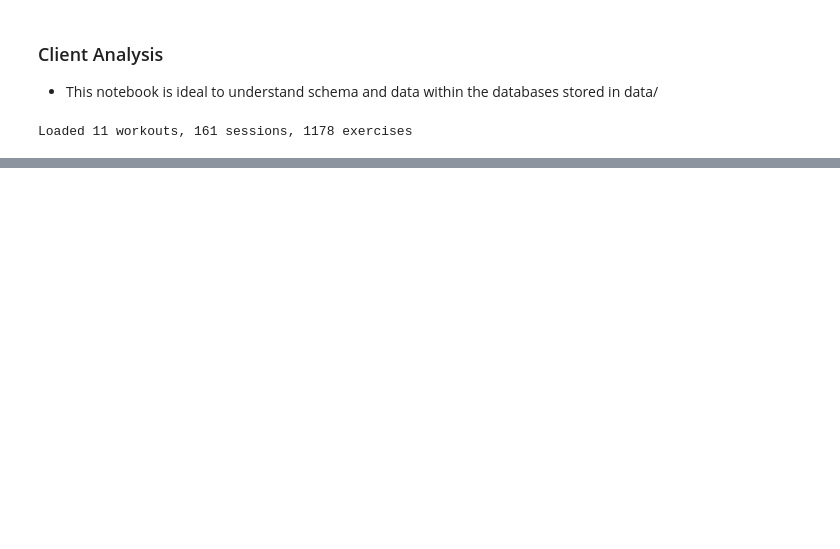
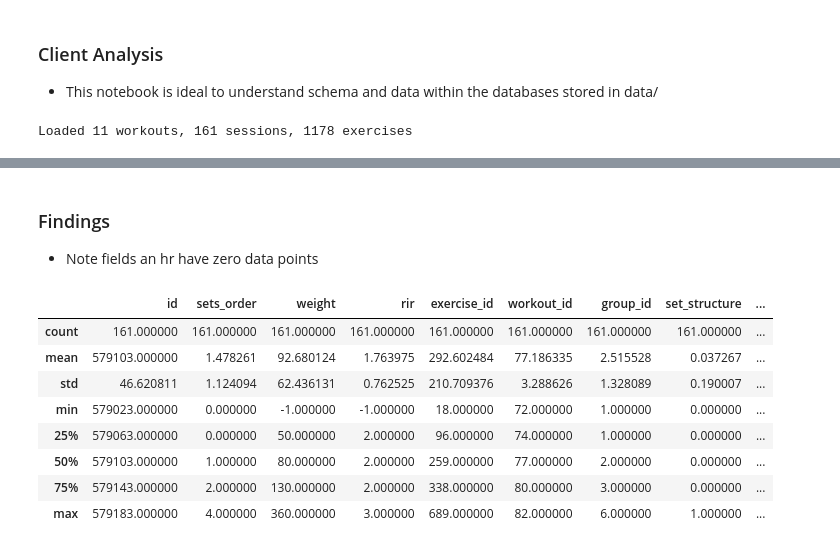
Before and after one commit to ddiaz1126/FibuWorkoutChat, a Jupyter notebook: notebooks/client_anaylsis.ipynb, the cells around one changed output, grey strips where cells are left out. Cells and saved outputs as stored; diff of their text form; code cells hidden in the pictures; blank space fills up the shorter version.

```diff
--- a/notebooks/client_anaylsis.ipynb
+++ b/notebooks/client_anaylsis.ipynb
@@ -23,0 +316,3 @@ Loaded 11 workouts, 161 sessions, 1178 exercises
+# %% [markdown]
+### Findings
+- Note fields an hr have zero data points
@@ -23,0 +322,13 @@ Loaded 11 workouts, 161 sessions, 1178 exercises
+# %%
+# Initial Summary Statistics
+sessions_df.describe()
+# %% [output]
+|  | id | sets_order | weight | rir | exercise_id | workout_id | group_id | set_structure | ... |
+| count | 161.000000 | 161.000000 | 161.000000 | 161.000000 | 161.000000 | 161.000000 | 161.000000 | 161.000000 | ... |
+| mean | 579103.000000 | 1.478261 | 92.680124 | 1.763975 | 292.602484 | 77.186335 | 2.515528 | 0.037267 | ... |
+| std | 46.620811 | 1.124094 | 62.436131 | 0.762525 | 210.709376 | 3.288626 | 1.328089 | 0.190007 | ... |
+| min | 579023.000000 | 0.000000 | -1.000000 | -1.000000 | 18.000000 | 72.000000 | 1.000000 | 0.000000 | ... |
+| 25% | 579063.000000 | 0.000000 | 50.000000 | 2.000000 | 96.000000 | 74.000000 | 1.000000 | 0.000000 | ... |
+| 50% | 579103.000000 | 1.000000 | 80.000000 | 2.000000 | 259.000000 | 77.000000 | 2.000000 | 0.000000 | ... |
+| 75% | 579143.000000 | 2.000000 | 130.000000 | 2.000000 | 338.000000 | 80.000000 | 3.000000 | 0.000000 | ... |
+| max | 579183.000000 | 4.000000 | 360.000000 | 3.000000 | 689.000000 | 82.000000 | 6.000000 | 1.000000 | ... |
```
Also changed, not shown: parts of 19 cells of this notebook, 9 other files.
